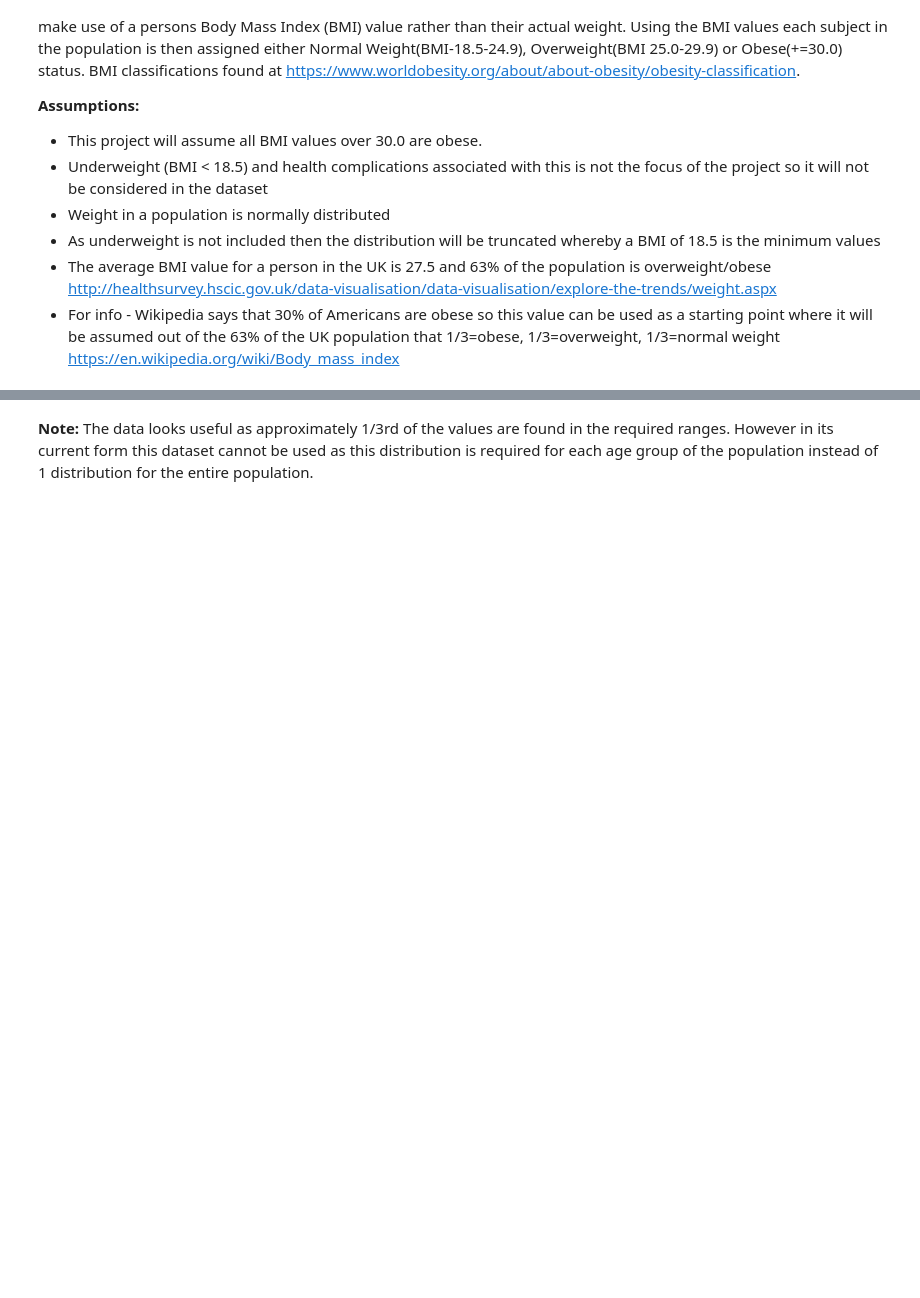
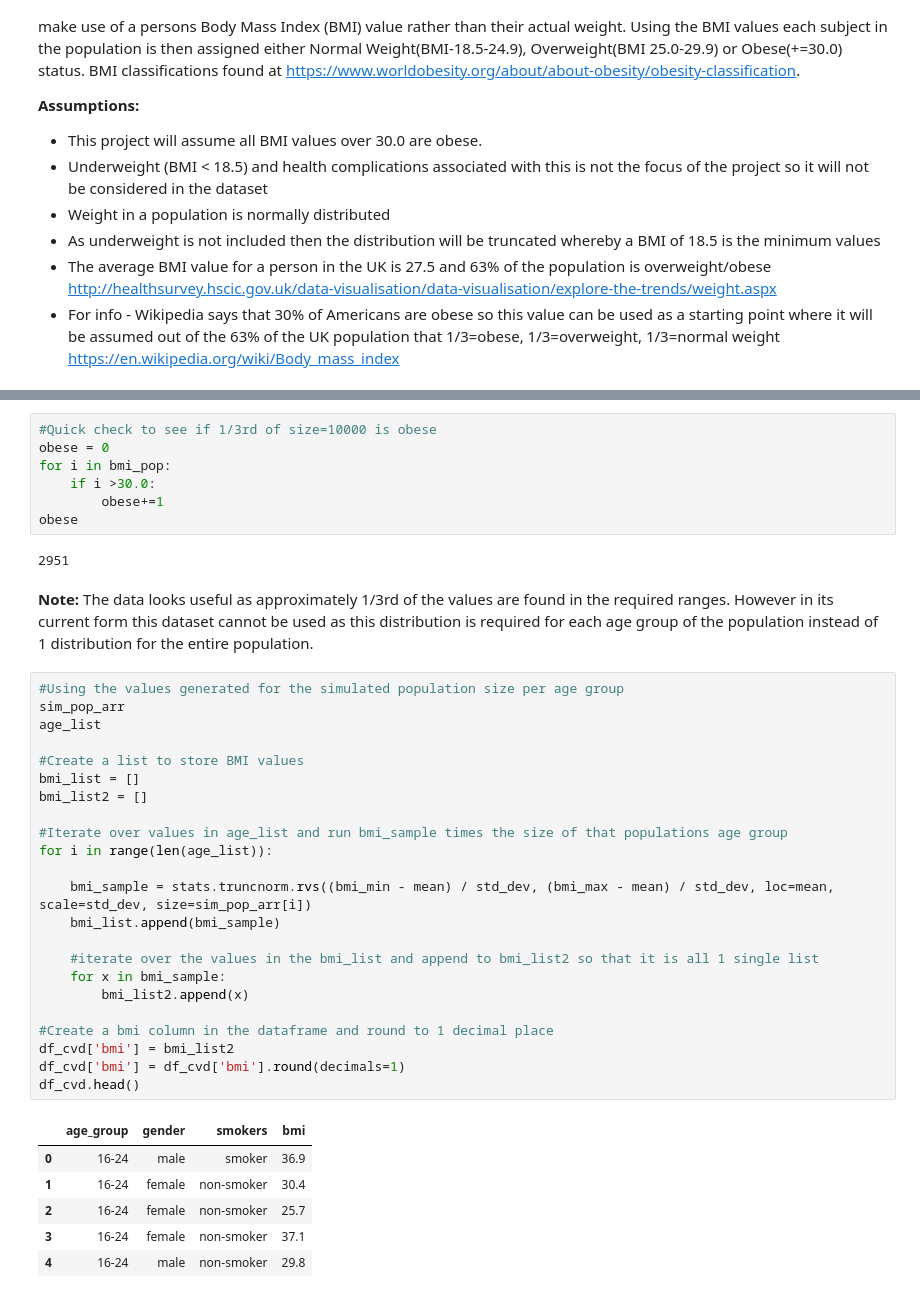
Before and after one commit to juliandunne1234/pada_project_g00267940, a Jupyter notebook: dataset_simulation_project.ipynb, the cells around one changed output, grey strips where cells are left out. Drawn from its saved outputs; the diff is of its cells as text; blank space fills up the shorter version.

```diff
--- a/dataset_simulation_project.ipynb
+++ b/dataset_simulation_project.ipynb
@@ -600,2 +601,41 @@ plt.show()
+# %%
+#Quick check to see if 1/3rd of size=10000 is obese
+obese = 0
+for i in bmi_pop:
+    if i >30.0:
+        obese+=1
+obese
+# %% [output]
+2951
 # %% [markdown]
 <b>Note:</b> The data looks useful as approximately 1/3rd of the values are found in the required ranges. However in its current form this dataset cannot be used as this distribution is required for each age group of the population instead of 1 distribution for the entire population.
+# %%
+#Using the values generated for the simulated population size per age group
+sim_pop_arr
+age_list
+
+#Create a list to store BMI values
+bmi_list = []
+bmi_list2 = []
+
+#Iterate over values in age_list and run bmi_sample times the size of that populations age group
+for i in range(len(age_list)):
+
+    bmi_sample = stats.truncnorm.rvs((bmi_min - mean) / std_dev, (bmi_max - mean) / std_dev, loc=mean, scale=std_dev, size=sim_pop_arr[i])
+    bmi_list.append(bmi_sample)
+
+    #iterate over the values in the bmi_list and append to bmi_list2 so that it is all 1 single list
+    for x in bmi_sample:
+        bmi_list2.append(x)
+
+#Create a bmi column in the dataframe and round to 1 decimal place
+df_cvd['bmi'] = bmi_list2
+df_cvd['bmi'] = df_cvd['bmi'].round(decimals=1)
+df_cvd.head()
+# %% [output]
+|  | age_group | gender | smokers | bmi |
+| 0 | 16-24 | male | smoker | 36.9 |
+| 1 | 16-24 | female | non-smoker | 30.4 |
+| 2 | 16-24 | female | non-smoker | 25.7 |
+| 3 | 16-24 | female | non-smoker | 37.1 |
+| 4 | 16-24 | male | non-smoker | 29.8 |
```
Also changed, not shown: parts of 5 cells of this notebook.
